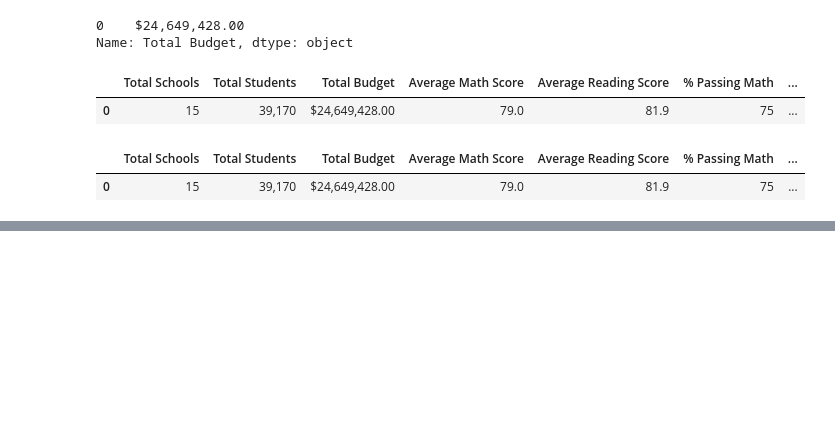
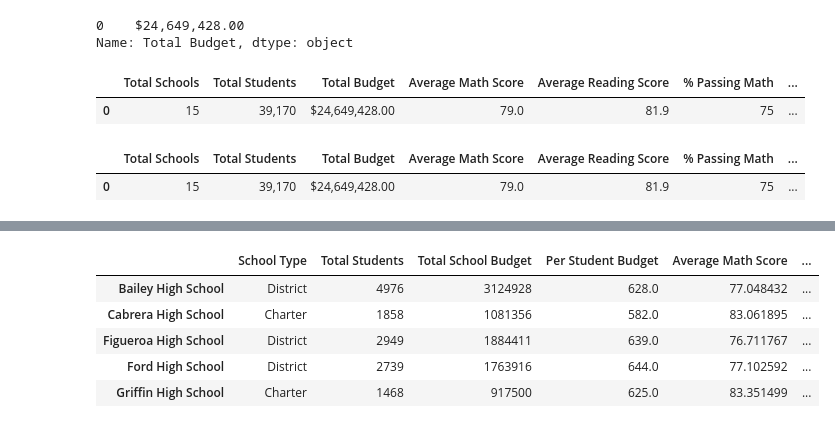
Before and after one commit to helen3121433/School_District_Analysis, a Jupyter notebook: PyCitySchools.ipynb, the cells around one changed output, grey strips where cells are left out. Cells and saved outputs as stored; diff of their text form; code cells hidden in the pictures; blank space fills up the shorter version.

```diff
--- a/PyCitySchools.ipynb
+++ b/PyCitySchools.ipynb
@@ -502,0 +637,4 @@ district_summary_df
+# %%
+# Calculate the per capital spending
+per_school_capita = per_school_budget / per_school_counts
+per_school_capita
@@ -502,0 +881,5 @@ district_summary_df
+# %%
+# Count the nimber of student who passed both math and reading
+per_passing_math_reading = per_passing_math_reading.groupby(["school_name"]).count()["student_name"]
+
+per_passing_math_reading
@@ -502,0 +904,5 @@ district_summary_df
+# %%
+# get the passing average for student who passed both math and reading
+per_overall_passing_percentage = per_passing_math_reading / per_school_counts *100
+
+per_overall_passing_percentage
@@ -502,0 +926,32 @@ district_summary_df
+# %%
+# Now we want to create a new DataFrame named per_school_summary.df, it contains
+# Type of school in the "School Type" column
+# Total students per school in the "Total Students" column
+# Total budget per school in the "Total School Budget" column
+# Total budget per student for each school in the "Per Student Budget" column
+# Average math score for each school in the "Average Math Score" column
+# Average reading score for each school in the "Average Reading Score" column
+# Percentage of students passing math for each school in the "% Passing Math" column
+# Percentage of students passing reading for each school in the "% Passing Reading" column
+# Overall passing percentage for each school in the "% Overall Passing" column
+
+# Adding a list of values with keys to create a new DataFrame.
+
+per_school_summary_df = pd.DataFrame({
+             "School Type": per_school_types,
+             "Total Students": per_school_counts,
+             "Total School Budget": per_school_budget,
+             "Per Student Budget": per_school_capita,
+             "Average Math Score": per_school_math,
+           "Average Reading Score": per_school_reading,
+           "% Passing Math": per_school_passing_math,
+           "% Passing Reading": per_school_passing_reading,
+           "% Overall Passing": per_overall_passing_percentage})
+per_school_summary_df.head()
+# %% [output]
+|  | School Type | Total Students | Total School Budget | Per Student Budget | Average Math Score | ... |
+| Bailey High School | District | 4976 | 3124928 | 628.0 | 77.048432 | ... |
+| Cabrera High School | Charter | 1858 | 1081356 | 582.0 | 83.061895 | ... |
+| Figueroa High School | District | 2949 | 1884411 | 639.0 | 76.711767 | ... |
+| Ford High School | District | 2739 | 1763916 | 644.0 | 77.102592 | ... |
+| Griffin High School | Charter | 1468 | 917500 | 625.0 | 83.351499 | ... |
```
Also changed, not shown: parts of 19 cells of this notebook.
